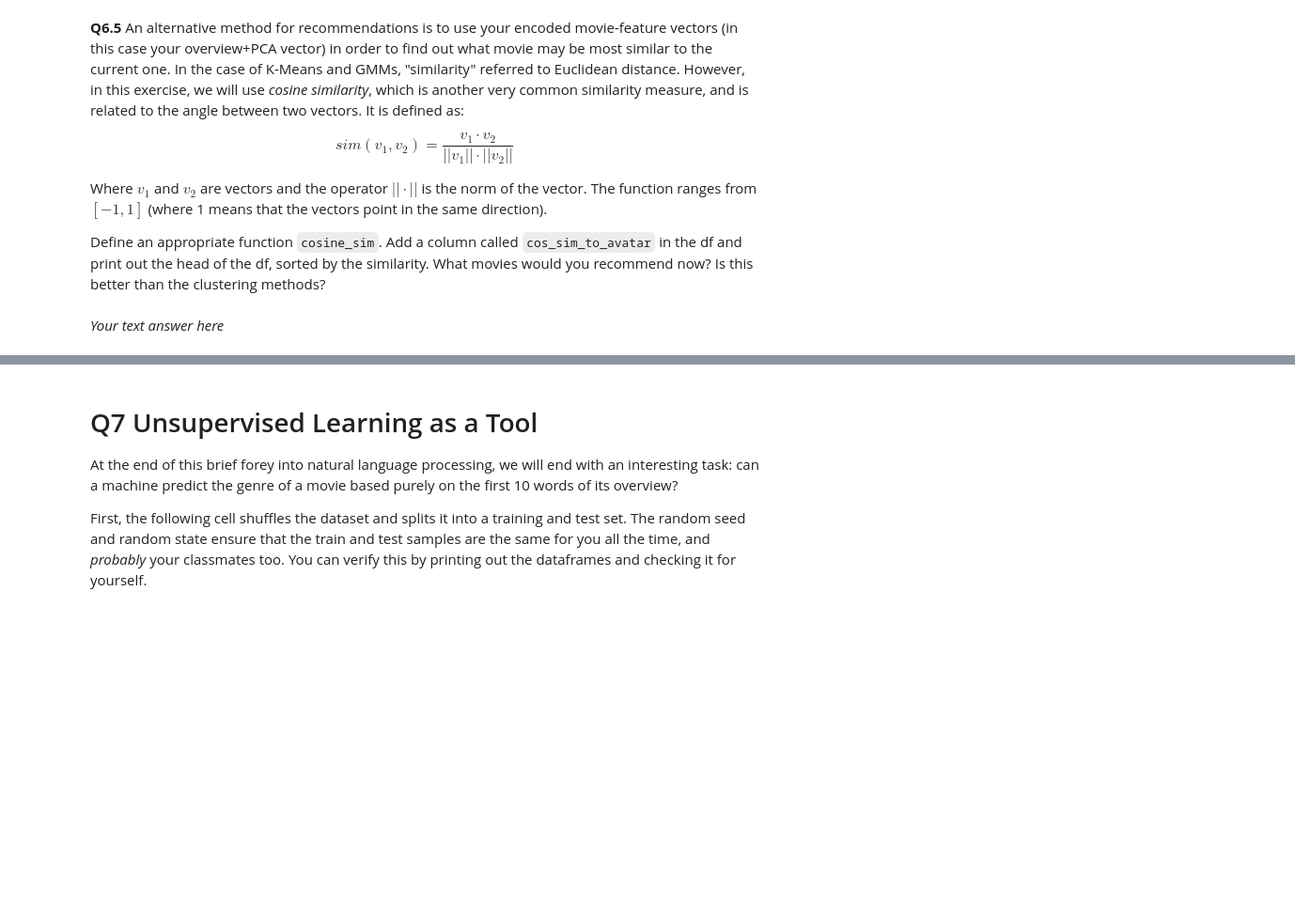
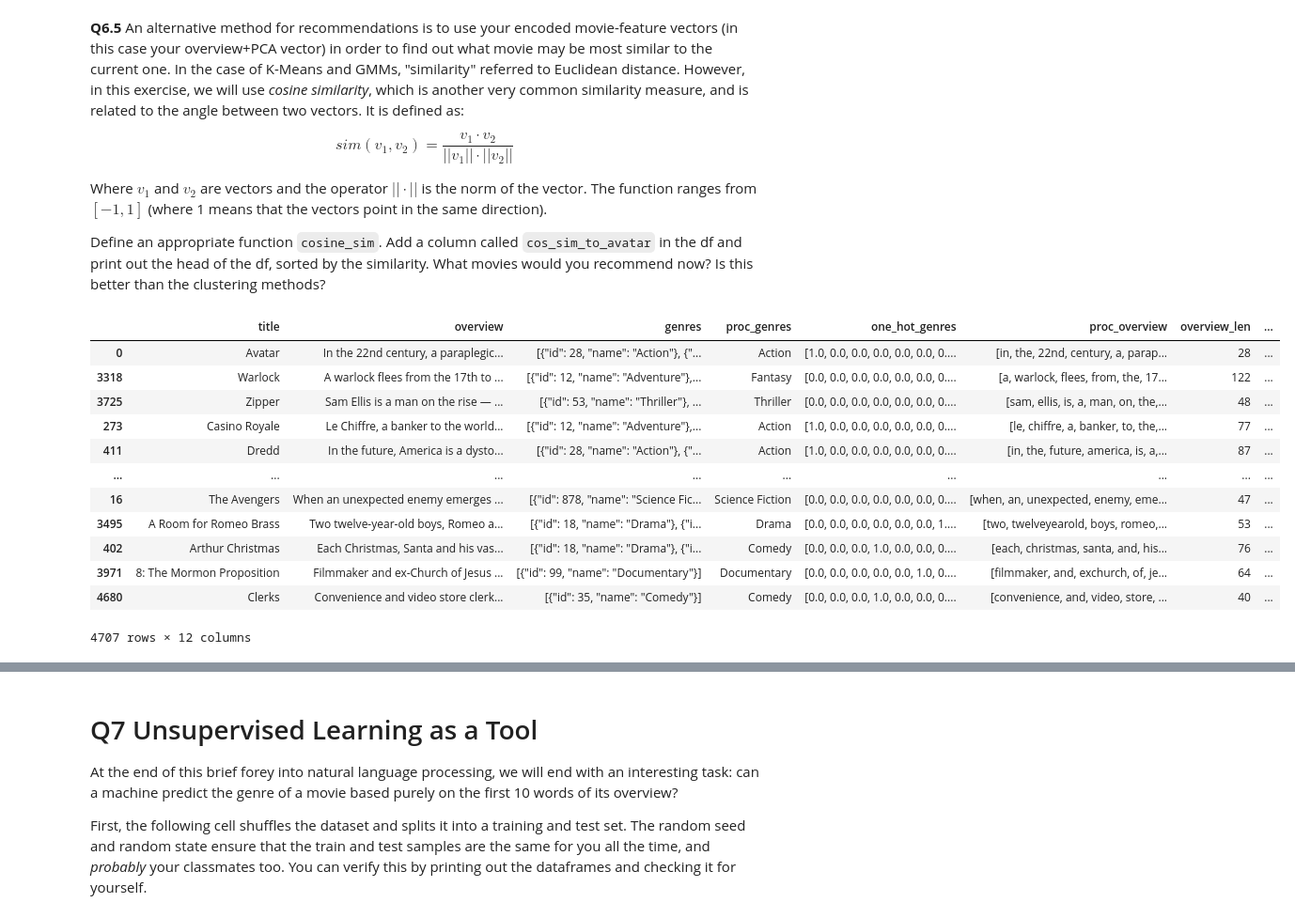
Before and after one commit to Nash-Foggitt/TMDL-NASH-FOGGITT, a Jupyter notebook: TMDL_2024_25_Assignment_3_NashFoggitt.ipynb, the cells around one changed output, grey strips where cells are left out. Shown: that part at 94% size. Saved outputs shown, nothing was run; the diff lists cells and outputs as text; code cells hidden in the pictures; blank space fills up the shorter version.

```diff
--- a/TMDL_2024_25_Assignment_3_NashFoggitt.ipynb
+++ b/TMDL_2024_25_Assignment_3_NashFoggitt.ipynb
@@ -631,17 +626,32 @@ Where $v_1$ and $v_2$ are vectors and the operator $||\cdot||$ is the norm of th
 Define an appropriate function `cosine_sim`. Add a column called `cos_sim_to_avatar` in the df and print out the head of the df, sorted by the similarity. What movies would you recommend now? Is this better than the clustering methods?
 # %%
 def cosine_sim(v1, v2):
-    return ...
+    v1 = np.array(v1)
+    v2 = np.array(v2)
+    return np.dot(v1, v2) / (np.linalg.norm(v1) * np.linalg.norm(v2))
 
-# get overview_pca encoding of previously watched film
-prev_watch_enc = ...
+# get overview_pca encoding of previous
+prev_watch = "Avatar"
+prev_watch_enc = df.loc[df["title"] == prev_watch, "overview_pca"].values[0]
 
-sims = [] # set up place to store similarities
+sims = [] # set up
 for i, row in df.iterrows():
-    sims.append(...)
+    sims.append(cosine_sim(prev_watch_enc, row["overview_pca"]))
 
-df["cos_sim_to_avatar"] = ...
-df = df.sort_values(...) # sort df
+df["cos_sim_to_avatar"] = sims
+df = df.sort_values("cos_sim_to_avatar", ascending=False) # sort df
 df # print to verify
+# %% [output]
+|  | title | overview | genres | proc_genres | one_hot_genres | proc_overview | overview_len | ... |
+| 0 | Avatar | In the 22nd century, a paraplegic... | [{"id": 28, "name": "Action"}, {"... | Action | [1.0, 0.0, 0.0, 0.0, 0.0, 0.0, 0.... | [in, the, 22nd, century, a, parap... | 28 | ... |
+| 3318 | Warlock | A warlock flees from the 17th to ... | [{"id": 12, "name": "Adventure"},... | Fantasy | [0.0, 0.0, 0.0, 0.0, 0.0, 0.0, 0.... | [a, warlock, flees, from, the, 17... | 122 | ... |
+| 3725 | Zipper | Sam Ellis is a man on the rise — ... | [{"id": 53, "name": "Thriller"}, ... | Thriller | [0.0, 0.0, 0.0, 0.0, 0.0, 0.0, 0.... | [sam, ellis, is, a, man, on, the,... | 48 | ... |
+| 273 | Casino Royale | Le Chiffre, a banker to the world... | [{"id": 12, "name": "Adventure"},... | Action | [1.0, 0.0, 0.0, 0.0, 0.0, 0.0, 0.... | [le, chiffre, a, banker, to, the,... | 77 | ... |
+| 411 | Dredd | In the future, America is a dysto... | [{"id": 28, "name": "Action"}, {"... | Action | [1.0, 0.0, 0.0, 0.0, 0.0, 0.0, 0.... | [in, the, future, america, is, a,... | 87 | ... |
+| ... | ... | ... | ... | ... | ... | ... | ... | ... |
+| 16 | The Avengers | When an unexpected enemy emerges ... | [{"id": 878, "name": "Science Fic... | Science Fiction | [0.0, 0.0, 0.0, 0.0, 0.0, 0.0, 0.... | [when, an, unexpected, enemy, eme... | 47 | ... |
+| 3495 | A Room for Romeo Brass | Two twelve-year-old boys, Romeo a... | [{"id": 18, "name": "Drama"}, {"i... | Drama | [0.0, 0.0, 0.0, 0.0, 0.0, 0.0, 1.... | [two, twelveyearold, boys, romeo,... | 53 | ... |
+| 402 | Arthur Christmas | Each Christmas, Santa and his vas... | [{"id": 18, "name": "Drama"}, {"i... | Comedy | [0.0, 0.0, 0.0, 1.0, 0.0, 0.0, 0.... | [each, christmas, santa, and, his... | 76 | ... |
+| 3971 | 8: The Mormon Proposition | Filmmaker and ex-Church of Jesus ... | [{"id": 99, "name": "Documentary"}] | Documentary | [0.0, 0.0, 0.0, 0.0, 0.0, 1.0, 0.... | [filmmaker, and, exchurch, of, je... | 64 | ... |
+| 4680 | Clerks | Convenience and video store clerk... | [{"id": 35, "name": "Comedy"}] | Comedy | [0.0, 0.0, 0.0, 1.0, 0.0, 0.0, 0.... | [convenience, and, video, store, ... | 40 | ... |
+4707 rows × 12 columns
-# %% [markdown]
-*Your text answer here*
```
Also changed, not shown: parts of 30 cells of this notebook.
